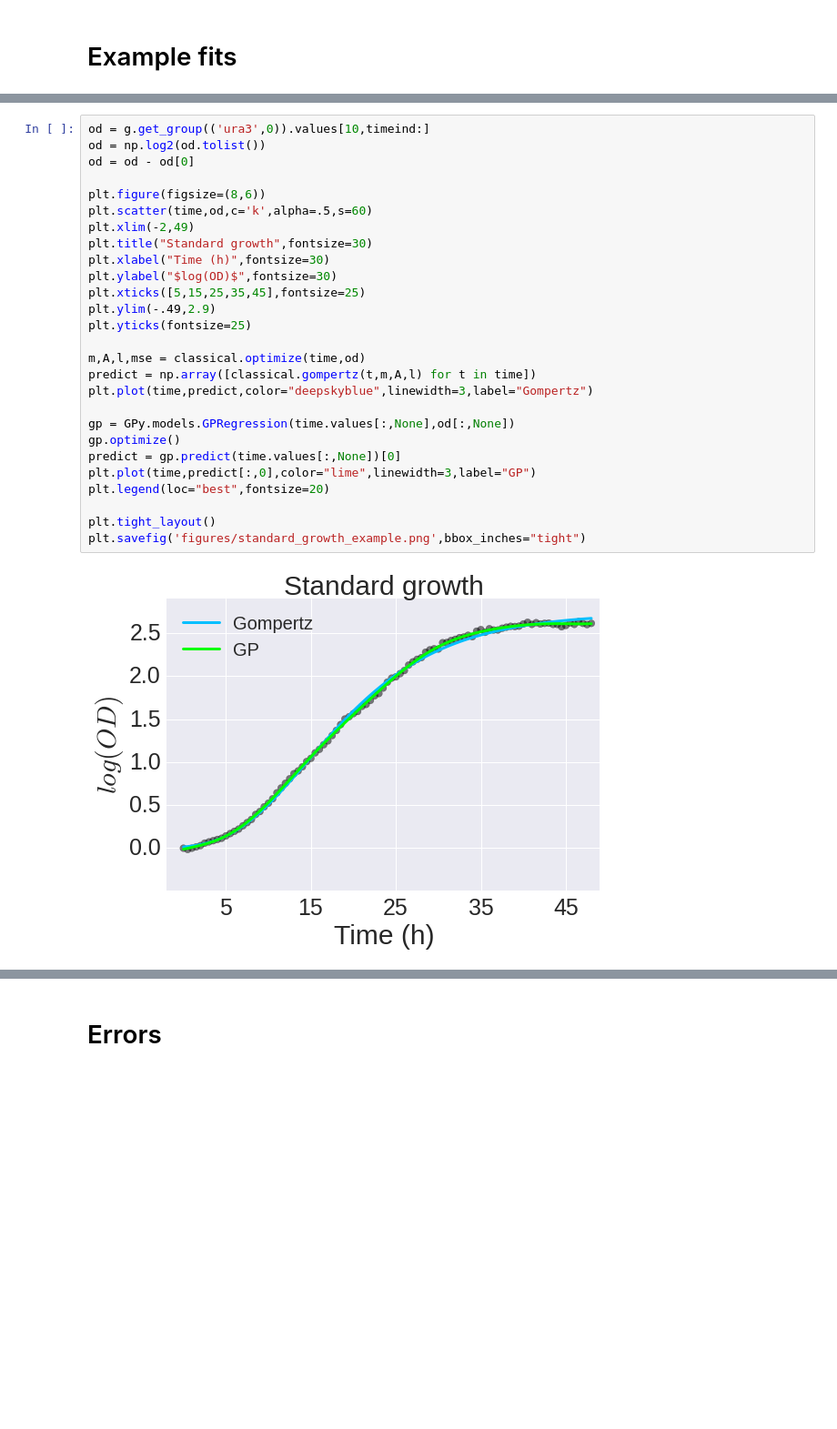
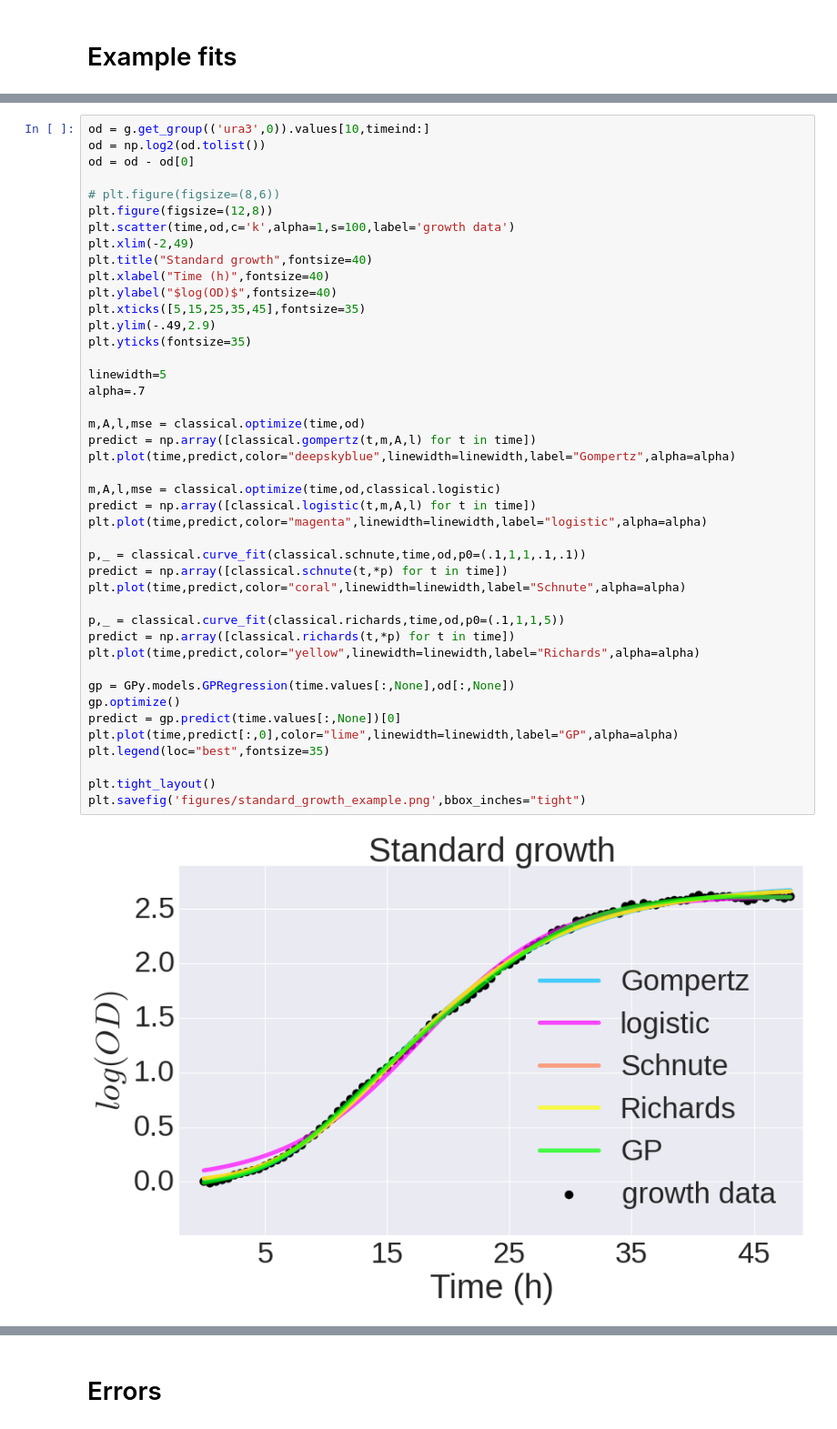
Before and after one commit to ptonner/gp_growth_phenotype, a Jupyter notebook: notebooks/classical_models.ipynb, the cells around one changed output, grey strips where cells are left out. Shown at 91% size. Cells and saved outputs as stored; diff of their text form; blank space fills up the shorter version.

```diff
--- a/notebooks/classical_models.ipynb
+++ b/notebooks/classical_models.ipynb
@@ -122,30 +176,46 @@ g.groups.keys()
 # %%
 od = g.get_group(('ura3',0)).values[10,timeind:]
 od = np.log2(od.tolist())
 od = od - od[0]
 
-plt.figure(figsize=(8,6))
-plt.scatter(time,od,c='k',alpha=.5,s=60)
+# plt.figure(figsize=(8,6))
+plt.figure(figsize=(12,8))
+plt.scatter(time,od,c='k',alpha=1,s=100,label='growth data')
 plt.xlim(-2,49)
-plt.title("Standard growth",fontsize=30)
-plt.xlabel("Time (h)",fontsize=30)
-plt.ylabel("$log(OD)$",fontsize=30)
-plt.xticks([5,15,25,35,45],fontsize=25)
+plt.title("Standard growth",fontsize=40)
+plt.xlabel("Time (h)",fontsize=40)
+plt.ylabel("$log(OD)$",fontsize=40)
+plt.xticks([5,15,25,35,45],fontsize=35)
 plt.ylim(-.49,2.9)
-plt.yticks(fontsize=25)
+plt.yticks(fontsize=35)
+
+linewidth=5
+alpha=.7
 
 m,A,l,mse = classical.optimize(time,od)
 predict = np.array([classical.gompertz(t,m,A,l) for t in time])
-plt.plot(time,predict,color="deepskyblue",linewidth=3,label="Gompertz")
+plt.plot(time,predict,color="deepskyblue",linewidth=linewidth,label="Gompertz",alpha=alpha)
+
+m,A,l,mse = classical.optimize(time,od,classical.logistic)
+predict = np.array([classical.logistic(t,m,A,l) for t in time])
+plt.plot(time,predict,color="magenta",linewidth=linewidth,label="logistic",alpha=alpha)
+
+p,_ = classical.curve_fit(classical.schnute,time,od,p0=(.1,1,1,.1,.1))
+predict = np.array([classical.schnute(t,*p) for t in time])
+plt.plot(time,predict,color="coral",linewidth=linewidth,label="Schnute",alpha=alpha)
+
+p,_ = classical.curve_fit(classical.richards,time,od,p0=(.1,1,1,5))
+predict = np.array([classical.richards(t,*p) for t in time])
+plt.plot(time,predict,color="yellow",linewidth=linewidth,label="Richards",alpha=alpha)
 
 gp = GPy.models.GPRegression(time.values[:,None],od[:,None])
 gp.optimize()
 predict = gp.predict(time.values[:,None])[0]
-plt.plot(time,predict[:,0],color="lime",linewidth=3,label="GP")
-plt.legend(loc="best",fontsize=20)
+plt.plot(time,predict[:,0],color="lime",linewidth=linewidth,label="GP",alpha=alpha)
+plt.legend(loc="best",fontsize=35)
 
 plt.tight_layout()
 plt.savefig('figures/standard_growth_example.png',bbox_inches="tight")
 # %% [output]
-[figure, old version]
+[figure, new version]
 # %%
```
Also changed, not shown: parts of 52 cells of this notebook, 2 other files.
